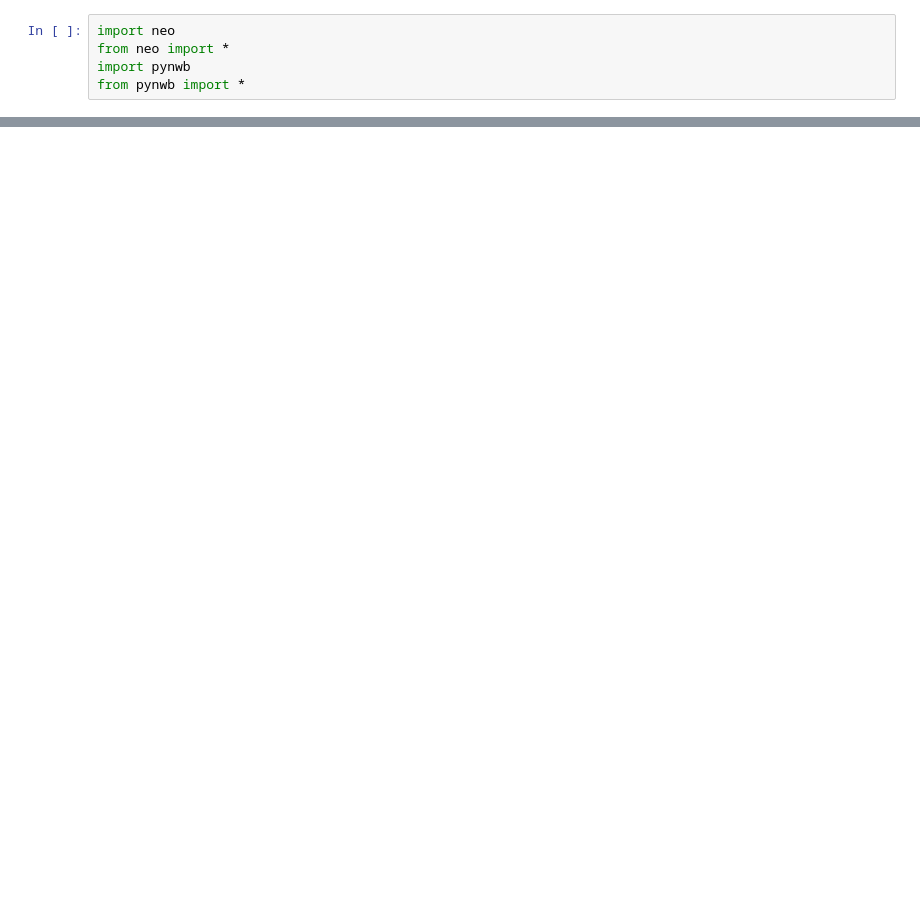
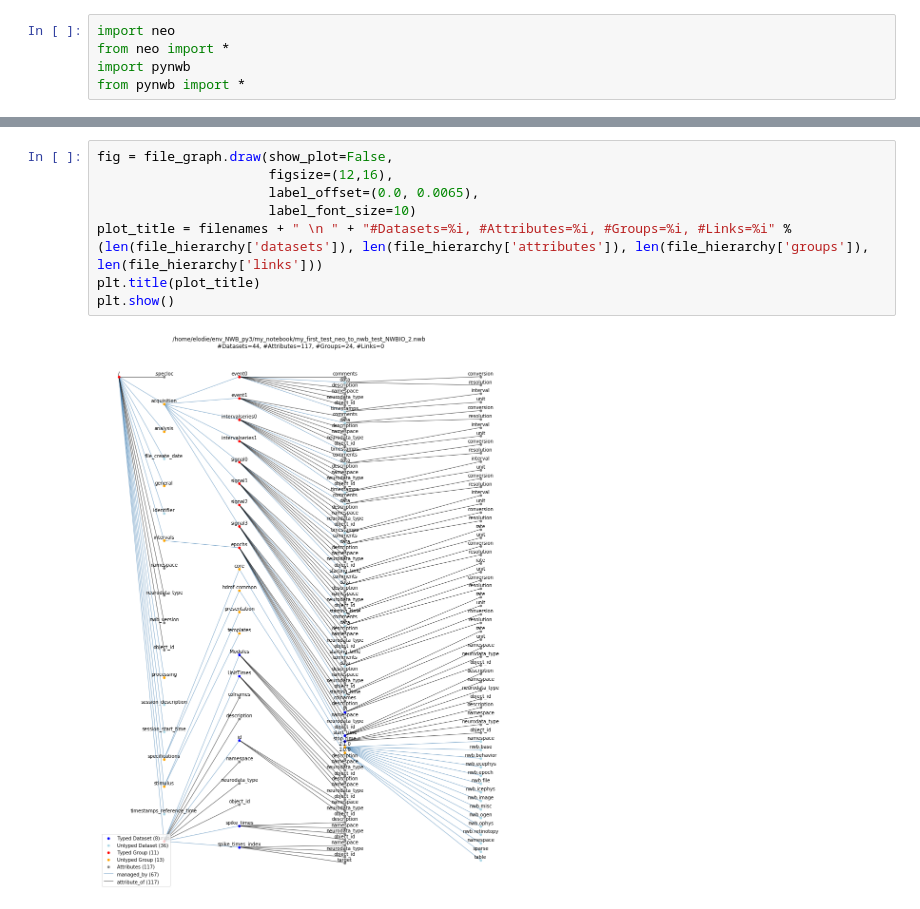
Before and after one commit to legouee/my_notebook, a Jupyter notebook: Fast_test_read_nwb_file.ipynb, the cells around one changed output, grey strips where cells are left out. Saved outputs shown, nothing was run; the diff lists cells and outputs as text; blank space fills up the shorter version.

```diff
--- a/Fast_test_read_nwb_file.ipynb
+++ b/Fast_test_read_nwb_file.ipynb
@@ -215,0 +212,10 @@ filenames =  /home/elodie/env_NWB_py3/my_notebook/my_first_test_neo_to_nwb.nwb
+# %%
+fig = file_graph.draw(show_plot=False,
+                      figsize=(12,16),
+                      label_offset=(0.0, 0.0065),
+                      label_font_size=10)
+plot_title = filenames + " \n " + "#Datasets=%i, #Attributes=%i, #Groups=%i, #Links=%i" % (len(file_hierarchy['datasets']), len(file_hierarchy['attributes']), len(file_hierarchy['groups']), len(file_hierarchy['links']))
+plt.title(plot_title)
+plt.show()
+# %% [output]
+[figure, added]
```
Also changed, not shown: parts of 16 cells of this notebook.
